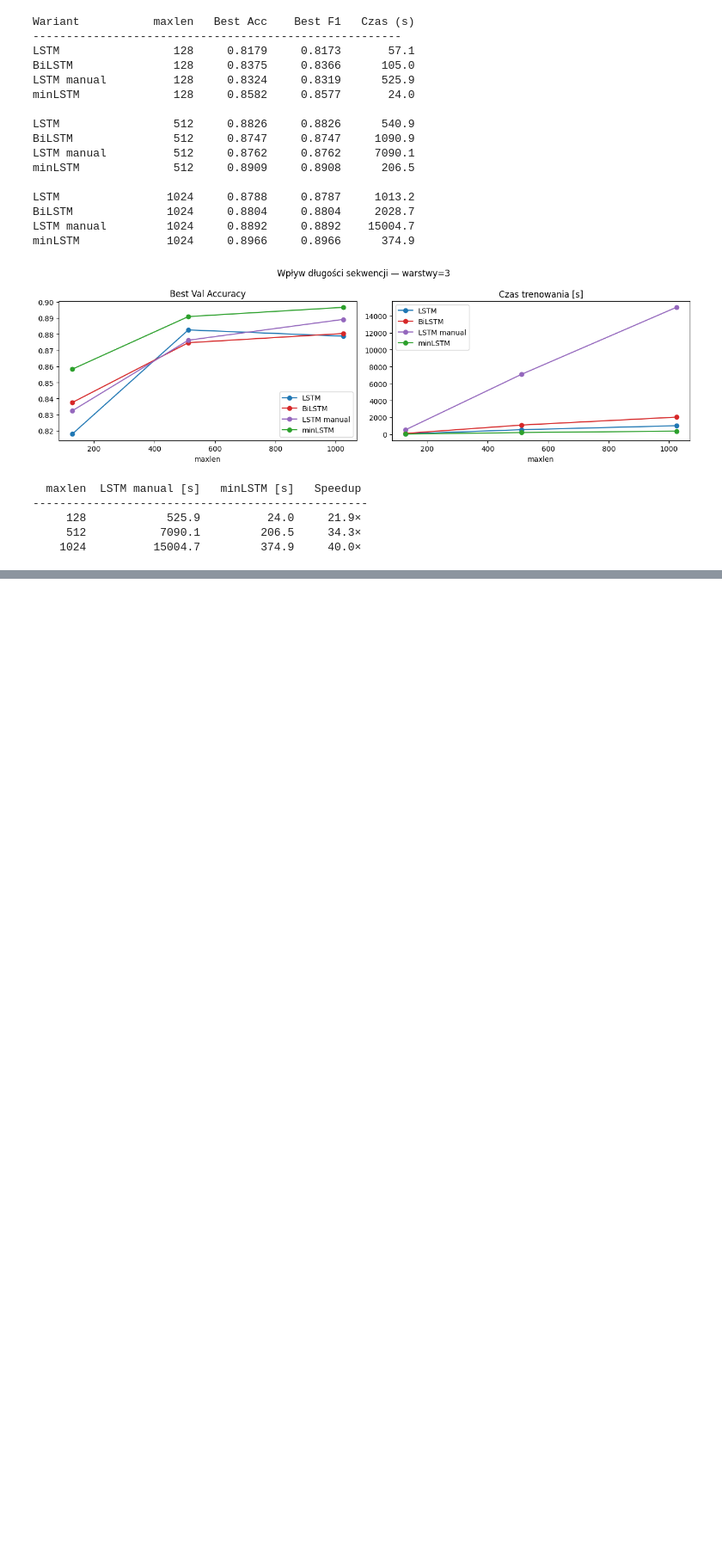
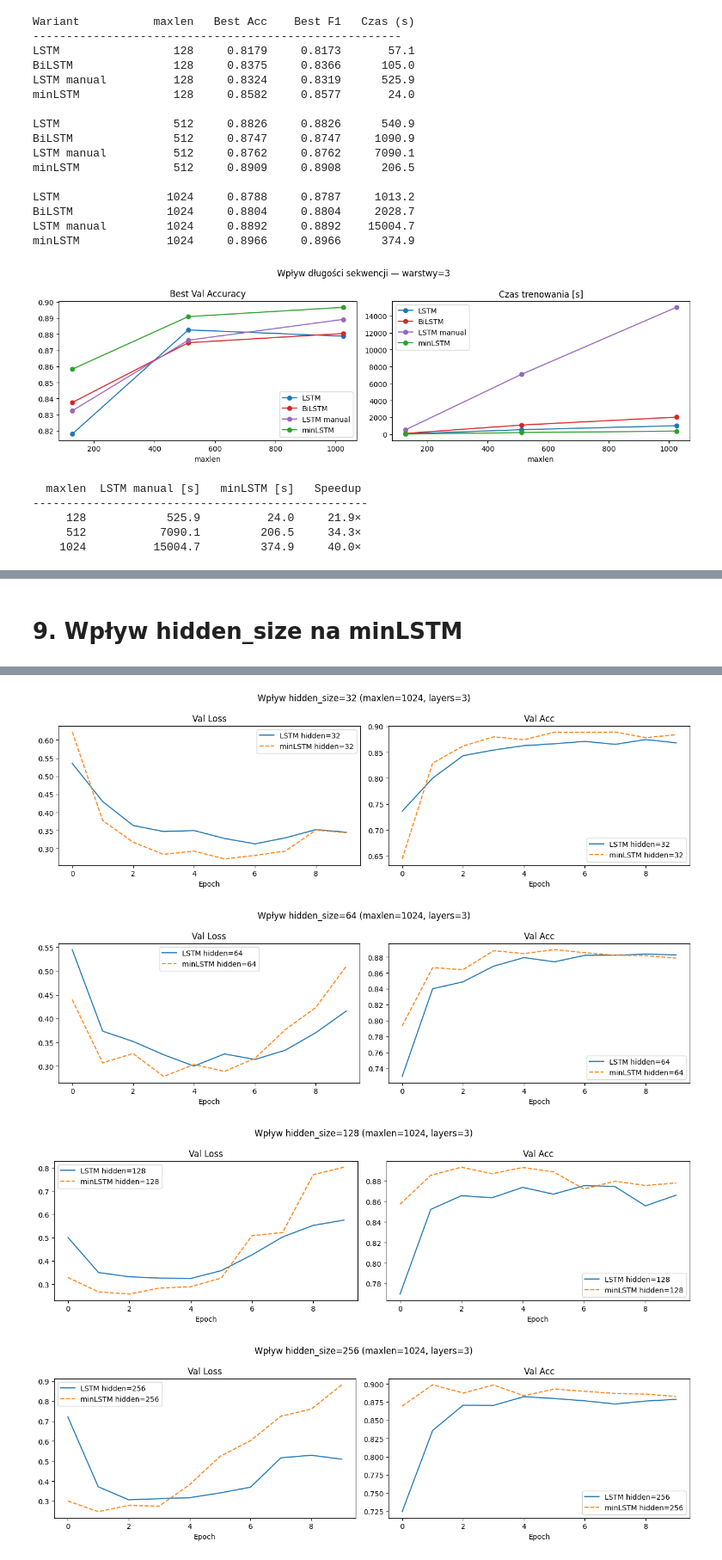
Before and after one commit to KwolekD/GlebokieSieciNeuronowe, a Jupyter notebook: lab11.ipynb, the cells around one changed output, grey strips where cells are left out. Shown at 86% size. Saved outputs shown, nothing was run; the diff lists cells and outputs as text; code cells hidden in the pictures; blank space fills up the shorter version.

```diff
--- a/lab11.ipynb
+++ b/lab11.ipynb
@@ -682,0 +727,57 @@ plt.show()
+# %% [markdown]
+# 9. Wpływ hidden_size na minLSTM
+# %%
+HIDDEN_SIZES   = [32, 64, 128, 256, 512]
+MAXLEN_HIDDEN  = 1024
+LAYERS_HIDDEN  = 3
+
+train_h, test_h = get_imdb_dataloaders(MAXLEN_HIDDEN)
+
+results_hidden = {}
+
+for hs in HIDDEN_SIZES:
+    res = run_experiment(
+        f'minLSTM hidden={hs}',
+        MinLSTMNet(VOCAB_SIZE, hs, LAYERS_HIDDEN, 2),
+        train_h, test_h, EPOCHS, 2, DEVICE
+    )
+    results_hidden[('minLSTM', hs)] = res
+
+    res = run_experiment(
+        f'LSTM hidden={hs}',
+        LSTMNet(VOCAB_SIZE, hs, LAYERS_HIDDEN, 2),
+        train_h, test_h, EPOCHS, 2, DEVICE
+    )
+    results_hidden[('LSTM', hs)] = res
+
+# ── Krzywe uczenia per hidden_size ────────────────────────────────────────────
+for hs in HIDDEN_SIZES:
+    plot_history(
+        [results_hidden[('LSTM', hs)], results_hidden[('minLSTM', hs)]],
+        f'Wpływ hidden_size={hs} (maxlen={MAXLEN_HIDDEN}, layers={LAYERS_HIDDEN})'
+    )
+
+# ── Tabela zbiorcza ────────────────────────────────────────────────────────────
+print(f"\n{'Model':<20} {'hidden':>8} {'Best Acc':>10} {'Best F1':>10} {'Czas (s)':>10}")
+print("-" * 62)
+for hs in HIDDEN_SIZES:
+    for model_name in ['LSTM', 'minLSTM']:
+        res = results_hidden[(model_name, hs)]
+        print(f"{model_name:<20} {hs:>8} {res['best_acc']:>10.4f} {res['best_f1']:>10.4f} {res['time_s']:>10.1f}")
+    print()
+
+# ── Zbiorczy wykres accuracy i czas vs hidden_size ────────────────────────────
+fig, axes = plt.subplots(1, 2, figsize=(13, 4))
+fig.suptitle(f'Wpływ hidden_size (maxlen={MAXLEN_HIDDEN}, layers={LAYERS_HIDDEN})')
+
+for model_name, color in [('LSTM', 'tab:blue'), ('minLSTM', 'tab:green')]:
+    accs  = [results_hidden[(model_name, hs)]['best_acc'] for hs in HIDDEN_SIZES]
+    times = [results_hidden[(model_name, hs)]['time_s']   for hs in HIDDEN_SIZES]
+    axes[0].plot(HIDDEN_SIZES, accs,  marker='o', color=color, label=model_name)
+    axes[1].plot(HIDDEN_SIZES, times, marker='o', color=color, label=model_name)
+
+axes[0].set_title('Best Val Accuracy'); axes[0].set_xlabel('hidden_size'); axes[0].legend()
+axes[1].set_title('Czas trenowania [s]'); axes[1].set_xlabel('hidden_size'); axes[1].legend()
+plt.tight_layout()
+plt.show()
+# %% [output]
@@ -682,0 +801,4 @@ plt.show()
+[figure, added]
+[figure, added]
+[figure, added]
+[figure, added]
```
Also changed, not shown: parts of 10 cells of this notebook.
